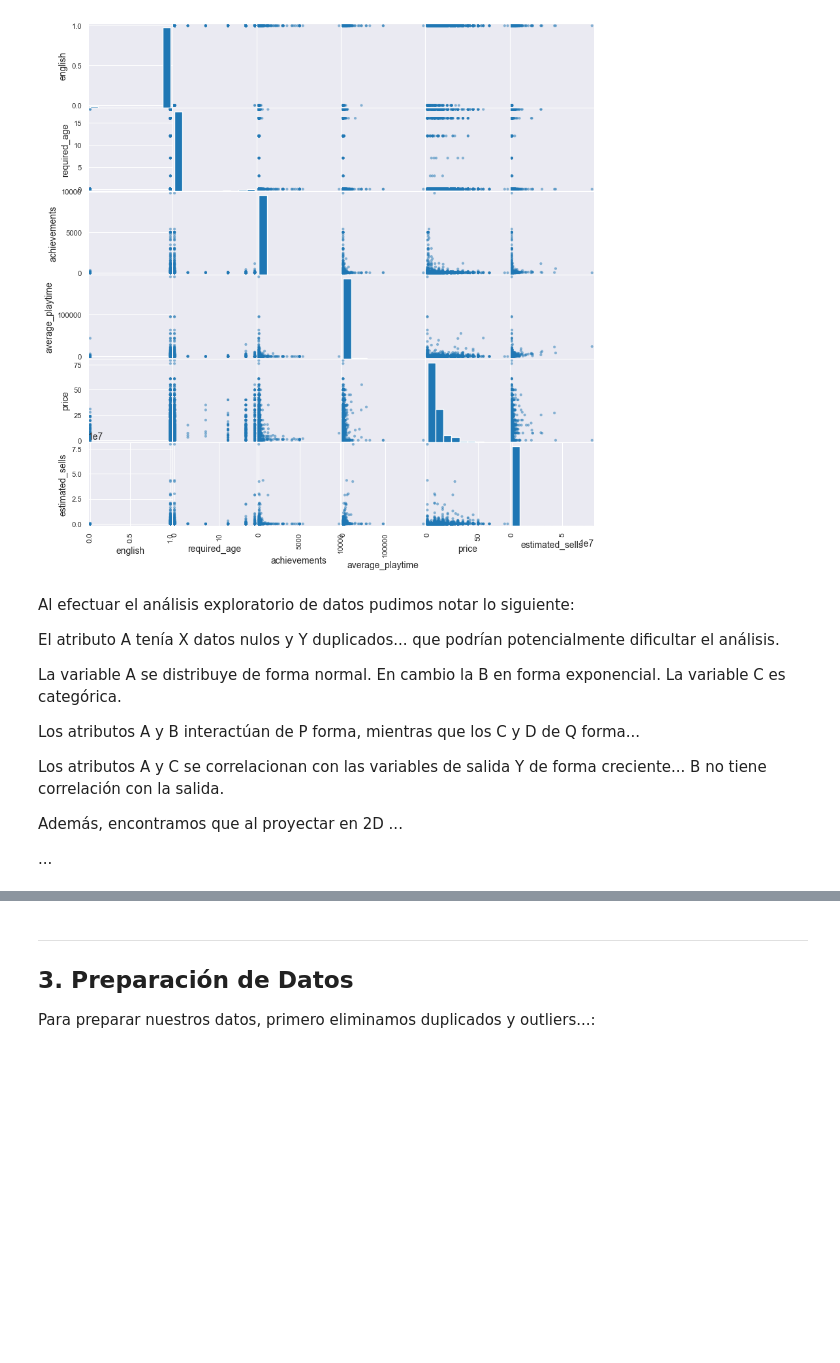
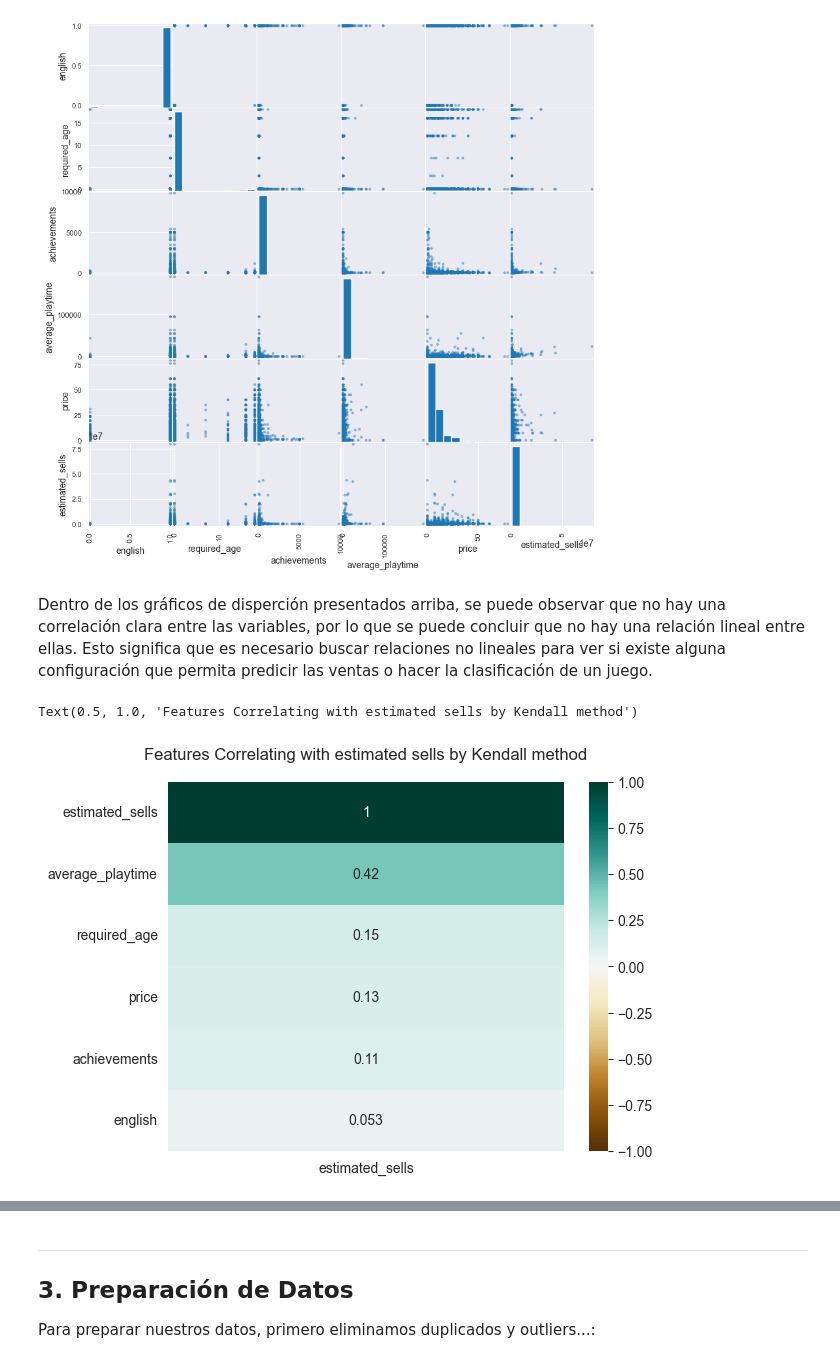
Before and after one commit to DanielCG19/Evaluaciones-MDS7202, a Jupyter notebook: Proyecto/Proyecto.ipynb, the cells around one changed output, grey strips where cells are left out. Saved outputs shown, nothing was run; the diff lists cells and outputs as text; code cells hidden in the pictures; blank space fills up the shorter version.

```diff
--- a/Proyecto/Proyecto.ipynb
+++ b/Proyecto/Proyecto.ipynb
@@ -271,19 +281,14 @@ pd.plotting.scatter_matrix(df_train, figsize=(10, 10))
 plt.show()
 # %% [output]
 [figure]
-# %% [markdown]
-
-
-Al efectuar el análisis exploratorio de datos pudimos notar lo siguiente:
-
-El atributo A tenía X datos nulos y Y duplicados... que podrían potencialmente dificultar el análisis.
-
-La variable A se distribuye de forma normal. En cambio la B en forma exponencial. La variable C es categórica.
-
-Los atributos A y B interactúan de P forma, mientras que los C y D de Q forma...
-
-Los atributos A y C se correlacionan con las variables de salida Y de forma creciente... B no tiene correlación con la salida.
-
-Además, encontramos que al proyectar en 2D ...
-
-...
+# %% [markdown]
+Dentro de los gráficos de disperción presentados arriba, se puede observar que no hay una correlación clara entre las variables, por lo que se puede concluir que no hay una relación lineal entre ellas. Esto significa que es necesario buscar relaciones no lineales para ver si existe alguna configuración que permita predicir las ventas o hacer la clasificación de un juego.
+# %%
+corr = df_train.corr('kendall')[['estimated_sells']].sort_values(by='estimated_sells', ascending=False)
+
+#plt.figure(figsize=(5, 7))
+heatmap = sns.heatmap(corr, vmin=-1, vmax=1, annot=True, cmap='BrBG')
+heatmap.set_title('Features Correlating with estimated sells by Kendall method', fontdict={'fontsize':12}, pad=16)
+# %% [output]
+Text(0.5, 1.0, 'Features Correlating with estimated sells by Kendall method')
+[figure, added]
```
Also changed, not shown: parts of 12 cells of this notebook.
